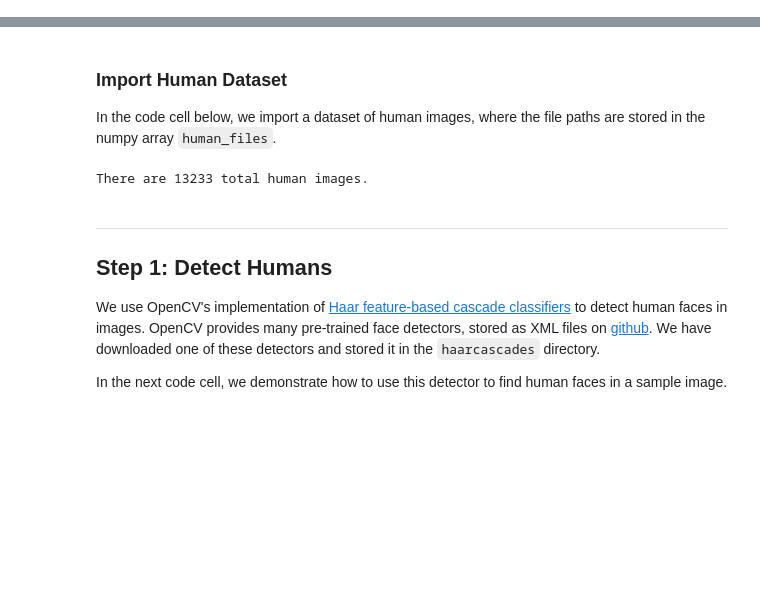
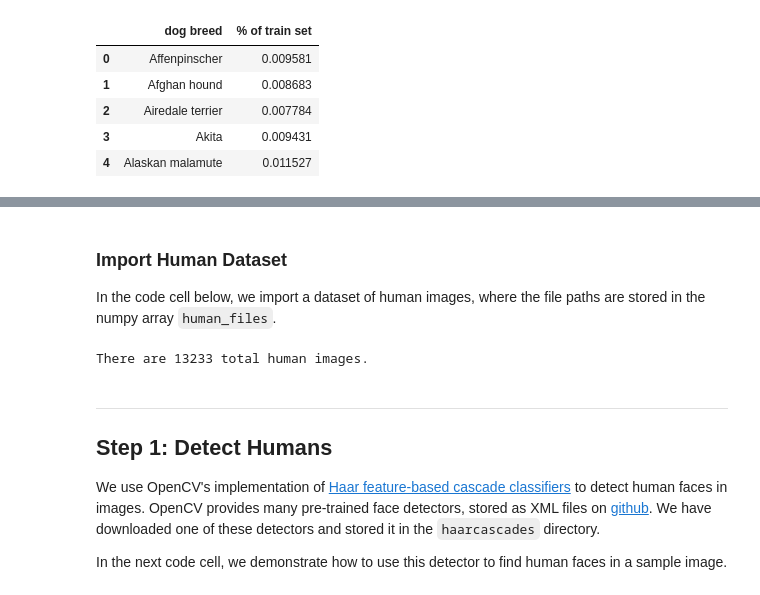
Before and after one commit to MLacra/dog-breed-classifier, a Jupyter notebook: dog_breed_classifier.ipynb, the cells around one changed output, grey strips where cells are left out. Saved outputs shown, nothing was run; the diff lists cells and outputs as text; code cells hidden in the pictures; blank space fills up the shorter version.

```diff
--- a/dog_breed_classifier.ipynb
+++ b/dog_breed_classifier.ipynb
@@ -92,0 +119,17 @@ There are 836 test dog images.
+# %%
+import pandas as pd
+
+dog_names_curated = [item.split(".")[-1].replace("_", " ") for item in dog_names]
+classes_count_percent = [item/len(train_targets) for item in classes_count]
+
+df = pd.DataFrame(list(zip(dog_names_curated, classes_count_percent)),
+               columns =['dog breed', '% of train set'])
+# df =df.sort_values(by=['% of train set'], ascending = False)
+df.head()
+# %% [output]
+|  | dog breed | % of train set |
+| 0 | Affenpinscher | 0.009581 |
+| 1 | Afghan hound | 0.008683 |
+| 2 | Airedale terrier | 0.007784 |
+| 3 | Akita | 0.009431 |
+| 4 | Alaskan malamute | 0.011527 |
```
Also changed, not shown: parts of 21 cells of this notebook.
